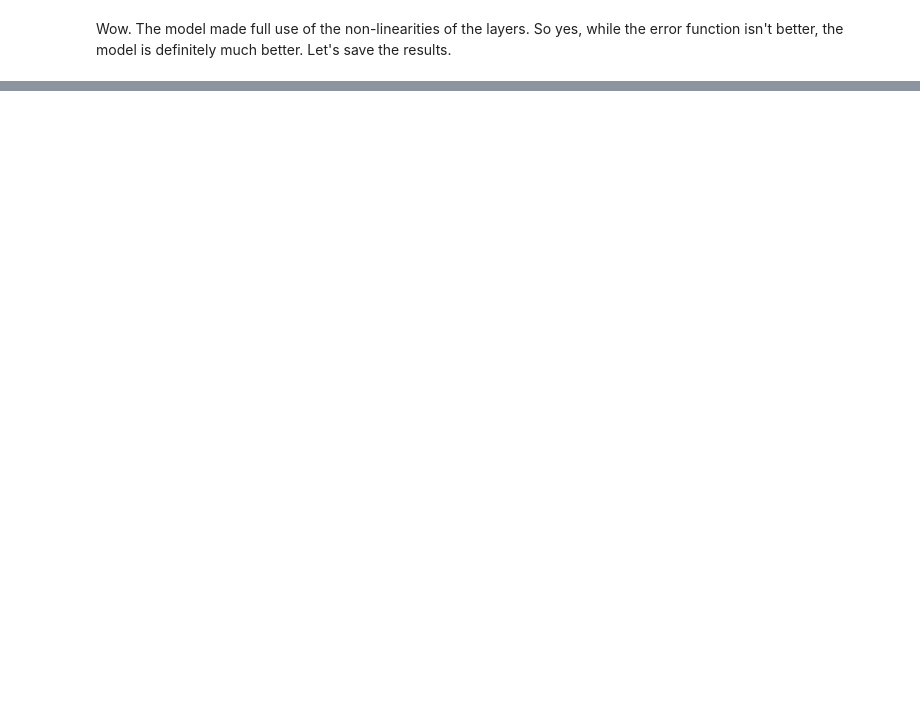
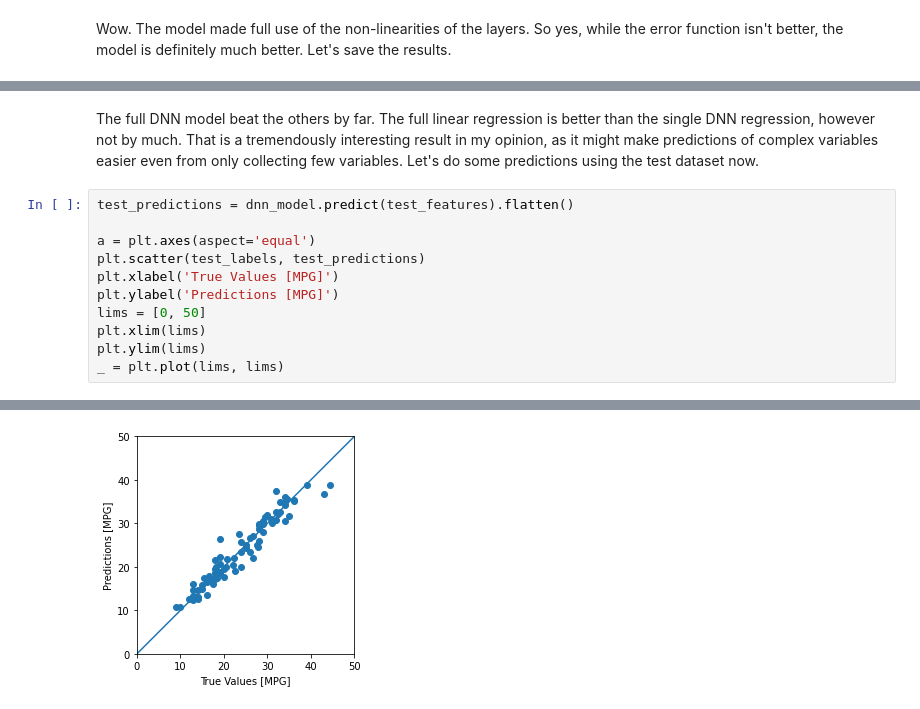
Before and after one commit to mtomasini/TensorFlowTraining, a Jupyter notebook: tf_regression_tutorial.ipynb, the cells around one changed output, grey strips where cells are left out. Saved outputs shown, nothing was run; the diff lists cells and outputs as text; blank space fills up the shorter version.

Commit message:
Finished regression problems tutorial

```diff
--- a/tf_regression_tutorial.ipynb
+++ b/tf_regression_tutorial.ipynb
@@ -352,0 +412,14 @@ Wow. The model made full use of the non-linearities of the layers. So yes, while
+# %% [markdown]
+The full DNN model beat the others by far. The full linear regression is better than the single DNN regression, however not by much. That is a tremendously interesting result in my opinion, as it might make predictions of complex variables easier even from only collecting few variables. Let's do some predictions using the test dataset now.
+# %%
+test_predictions = dnn_model.predict(test_features).flatten()
+
+a = plt.axes(aspect='equal')
+plt.scatter(test_labels, test_predictions)
+plt.xlabel('True Values [MPG]')
+plt.ylabel('Predictions [MPG]')
+lims = [0, 50]
+plt.xlim(lims)
+plt.ylim(lims)
+_ = plt.plot(lims, lims)
+# %% [output]
@@ -352,0 +427 @@ Wow. The model made full use of the non-linearities of the layers. So yes, while
+[figure, added]
```
Also changed, not shown: parts of 26 cells of this notebook, 2 other files.
